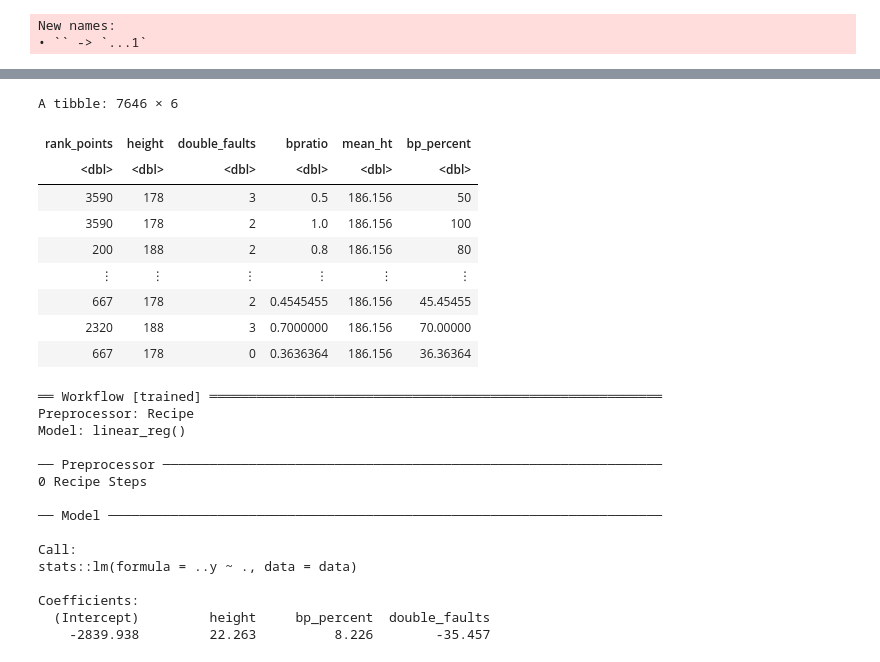
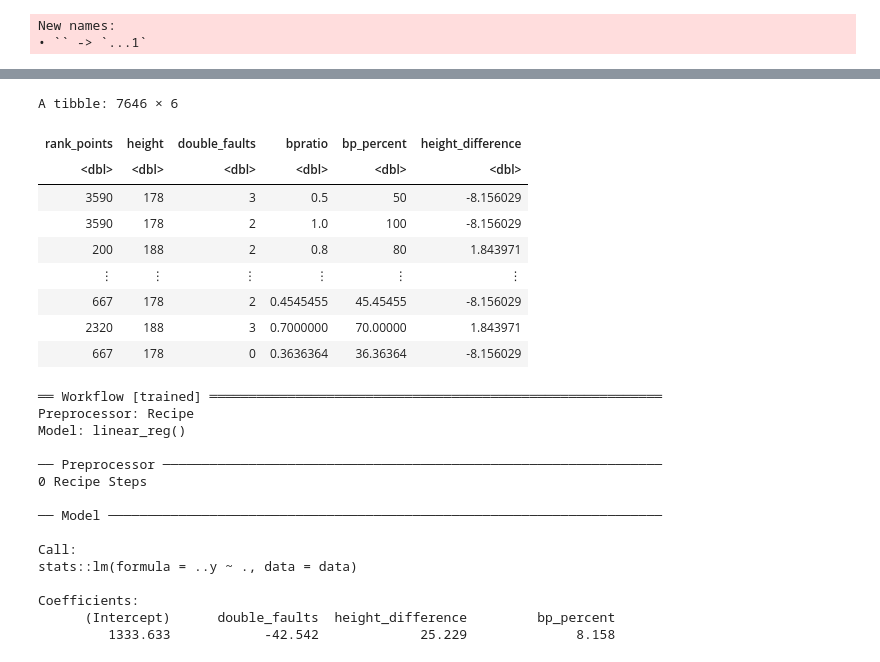
Before and after one commit to EliNAdr/DSCI-100_007-13, a Jupyter notebook: Linear_testing.ipynb, the cells around one changed output, grey strips where cells are left out. Saved outputs shown, nothing was run; the diff lists cells and outputs as text; code cells hidden in the pictures.

Commit message:
Optimizing knn and linear regression

```diff
--- a/Linear_testing.ipynb
+++ b/Linear_testing.ipynb
@@ -26,19 +56,21 @@ player_data <- rbind(winner_data, loser_data)
 # %%
-#linearizing data
-player_data_l <- player_data |>
-    summarize(player_data, mean_ht = mean(height)) |>
-    mutate(bp_percent = bpratio*100)
-player_data_l
+#adjusting data
+mean_height <- summarize(player_data, mean_ht = mean(height))
+player_data_a <- player_data |>
+    mutate(bp_percent = bpratio*100) |>
+    mutate(mean_height, height_difference = height - mean_ht) |>
+    select(-mean_ht)
+player_data_a
 # %% [output]
 A tibble: 7646 × 6
-| rank_points | height | double_faults | bpratio | mean_ht | bp_percent |
+| rank_points | height | double_faults | bpratio | bp_percent | height_difference |
 | <dbl> | <dbl> | <dbl> | <dbl> | <dbl> | <dbl> |
-| 3590 | 178 | 3 | 0.5 | 186.156 | 50 |
-| 3590 | 178 | 2 | 1.0 | 186.156 | 100 |
-| 200 | 188 | 2 | 0.8 | 186.156 | 80 |
+| 3590 | 178 | 3 | 0.5 | 50 | -8.156029 |
+| 3590 | 178 | 2 | 1.0 | 100 | -8.156029 |
+| 200 | 188 | 2 | 0.8 | 80 | 1.843971 |
 | ⋮ | ⋮ | ⋮ | ⋮ | ⋮ | ⋮ |
-| 667 | 178 | 2 | 0.4545455 | 186.156 | 45.45455 |
-| 2320 | 188 | 3 | 0.7000000 | 186.156 | 70.00000 |
-| 667 | 178 | 0 | 0.3636364 | 186.156 | 36.36364 |
+| 667 | 178 | 2 | 0.4545455 | 45.45455 | -8.156029 |
+| 2320 | 188 | 3 | 0.7000000 | 70.00000 | 1.843971 |
+| 667 | 178 | 0 | 0.3636364 | 36.36364 | -8.156029 |
 # %%
 #splitting data
@@ -52,7 +85,7 @@ lm_spec <- linear_reg() |>
     set_mode("regression")
 
 #recipe
-player_recipe <- recipe(rank_points ~ height + bp_percent + double_faults, data = player_train)
+player_recipe <- recipe(rank_points ~ double_faults + height_difference + bp_percent, data = player_train)
 
 
 workflow <- workflow() |>
@@ -74,5 +107,5 @@ Call:
 stats::lm(formula = ..y ~ ., data = data)
 
 Coefficients:
-  (Intercept)         height     bp_percent  double_faults
-    -2839.938         22.263          8.226        -35.457
+      (Intercept)      double_faults  height_difference         bp_percent
+         1333.633            -42.542             25.229              8.158
```
Also changed, not shown: parts of 4 cells of this notebook, 1 other file.
